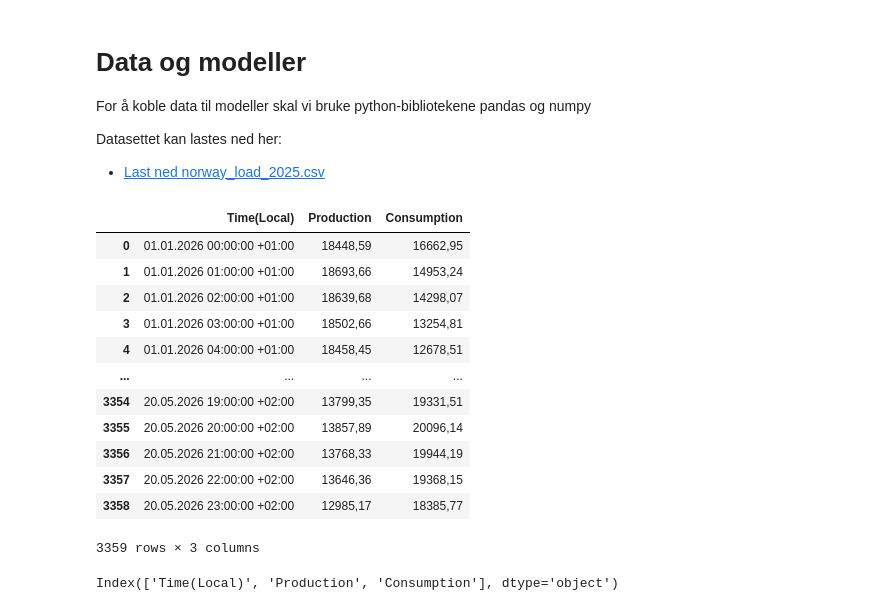
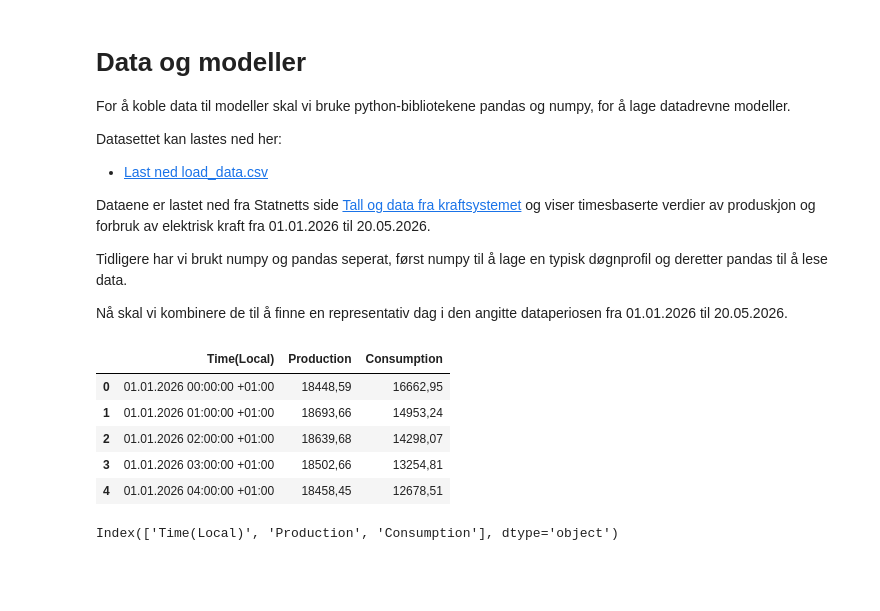
Before and after one commit to NilsJakob/dynamiske_kraftnett-book2, a Jupyter notebook: 04_reprdag/repr_dag.ipynb, the cells around one changed output. Cells and saved outputs as stored; diff of their text form; code cells hidden in the pictures; blank space fills up the shorter version.

Commit message:
Cleaned up representative day and added api rest tables

```diff
--- a/04_reprdag/repr_dag.ipynb
+++ b/04_reprdag/repr_dag.ipynb
@@ -1,32 +1,32 @@
 # %% [markdown]
 # Data og modeller
 
-For å koble data til modeller skal vi bruke python-bibliotekene pandas og numpy
+For å koble data til modeller skal vi bruke python-bibliotekene pandas og numpy, for å lage datadrevne modeller.
+
 
 
 Datasettet kan lastes ned her:
 
-- [Last ned norway_load_2025.csv](data/norway_load_2025.csv)
+- [Last ned load_data.csv](../data/load_data.csv)
+
+Dataene er lastet ned fra Statnetts side [Tall og data fra kraftsystemet](https://www.statnett.no/for-aktorer-i-kraftbransjen/tall-og-data-fra-kraftsystemet) og viser timesbaserte verdier av produskjon og forbruk av elektrisk kraft fra 01.01.2026 til 20.05.2026.
+
+Tidligere har vi brukt numpy og pandas seperat, først numpy til å lage en typisk døgnprofil og deretter pandas til å lese data.
+
+Nå skal vi kombinere de til å finne en representativ dag i den angitte dataperiosen fra 01.01.2026 til 20.05.2026.
 # %%
 #| hide-cell
 import pandas as pd
-
+import matplotlib.pyplot as plt
 df = pd.read_csv("../data/load_data.csv", sep=",")
-df
+df.head()
 # %% [output]
 |  | Time(Local) | Production | Consumption |
 | 0 | 01.01.2026 00:00:00 +01:00 | 18448,59 | 16662,95 |
 | 1 | 01.01.2026 01:00:00 +01:00 | 18693,66 | 14953,24 |
 | 2 | 01.01.2026 02:00:00 +01:00 | 18639,68 | 14298,07 |
 | 3 | 01.01.2026 03:00:00 +01:00 | 18502,66 | 13254,81 |
 | 4 | 01.01.2026 04:00:00 +01:00 | 18458,45 | 12678,51 |
-| ... | ... | ... | ... |
-| 3354 | 20.05.2026 19:00:00 +02:00 | 13799,35 | 19331,51 |
-| 3355 | 20.05.2026 20:00:00 +02:00 | 13857,89 | 20096,14 |
-| 3356 | 20.05.2026 21:00:00 +02:00 | 13768,33 | 19944,19 |
-| 3357 | 20.05.2026 22:00:00 +02:00 | 13646,36 | 19368,15 |
-| 3358 | 20.05.2026 23:00:00 +02:00 | 12985,17 | 18385,77 |
-3359 rows × 3 columns
 # %%
 #| hide-cell
 print(df.columns)
```
Also changed, not shown: parts of 28 cells of this notebook.
